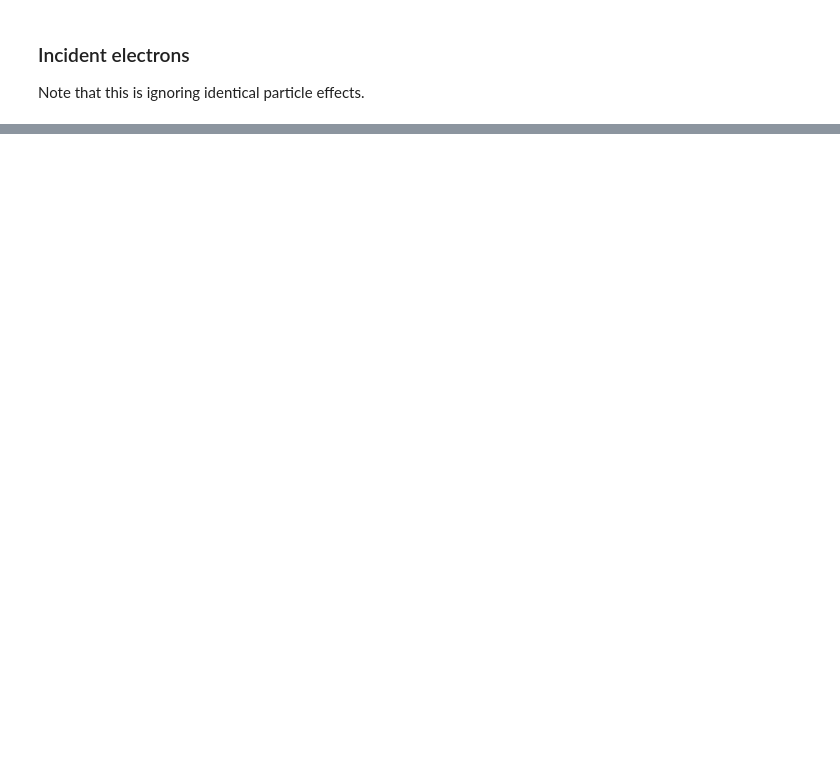
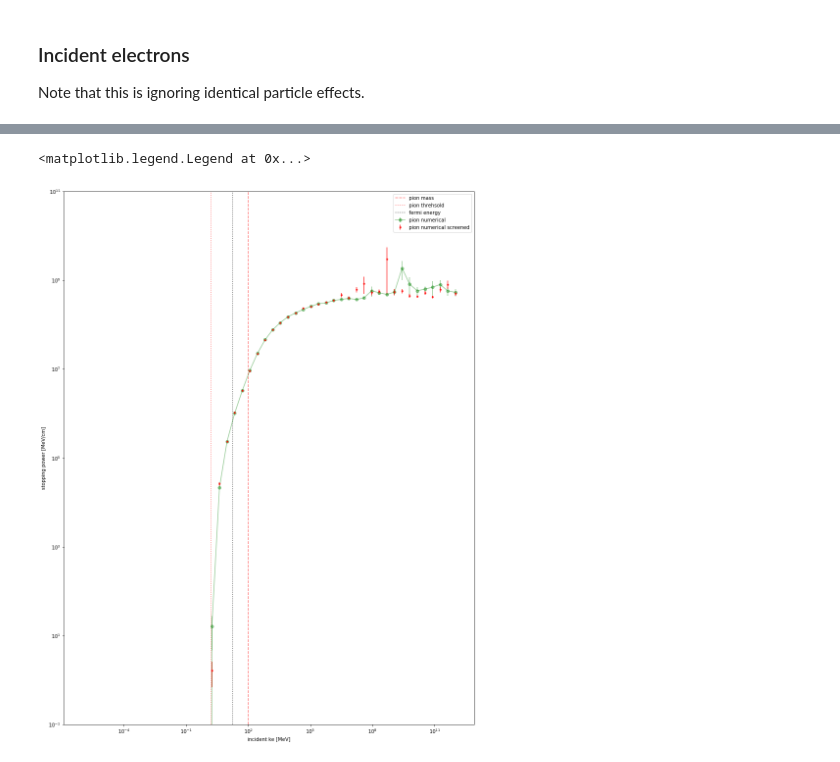
Before and after one commit to vijayoct27/Qballs, a Jupyter notebook: calc/coulomb-tests.ipynb, the cells around one changed output, grey strips where cells are left out. Saved outputs shown, nothing was run; the diff lists cells and outputs as text; code cells hidden in the pictures; blank space fills up the shorter version.

```diff
--- a/calc/coulomb-tests.ipynb
+++ b/calc/coulomb-tests.ipynb
@@ -293,0 +253,15 @@ ax_lambda.legend(loc="best")
+# %%
+dedx_pion_func = wd.get_coulomb_stopping_power(M_pion, Z_pion)
+dedx_heavy_func = wd.get_coulomb_stopping_power(M_heavy, Z_heavy)
+
+dedx_pionscreened_func = wd.get_thomasfermicoulomb_stopping_power(M_pion, Z_pion)
+dedx_heavyscreened_func = wd.get_thomasfermicoulomb_stopping_power(M_heavy, Z_heavy)
+
+ke = np.logspace(-6, 12, 50)  # 100 samples log-spaced between 10^-4 and 10^9
+samples = 10**5
+t0 = time.time()
+dedx_pion, dedx_pion_error = dedx_pion_func(ke, samples=samples)
+dedx_heavy, dedx_heavy_error = dedx_heavy_func(ke, samples=samples)
+dedx_pionscreened, dedx_pionscreened_error = dedx_pionscreened_func(ke, samples=samples)
+dedx_heavyscreened, dedx_heavyscreened_error = dedx_heavyscreened_func(ke, samples=samples)
+print "finished in {:0.2f} minutes".format((time.time() - t0)/60.0)
@@ -293,0 +270,22 @@ ax_lambda.legend(loc="best")
+# %%
+fig, ax = plt.subplots()
+
+# numerical results
+ax.errorbar(ke, dedx_pion, yerr=dedx_pion_error, alpha=0.4,
+            marker='o', linestyle='-', color='g', label='pion numerical')
+ax.errorbar(ke, dedx_pionscreened, yerr=dedx_pionscreened_error, alpha=0.8,
+            marker='.', linestyle='', color='r', label='pion numerical screened')
+# energy scales
+ax.axvline(M_pion, linestyle='--', color='r', alpha=0.5, label="pion mass")
+ax.axvline(wd.kinetic_cutoff(M_pion), linestyle=':', color='r', alpha=0.4, label="pion threhsold")
+ax.axvline(wd.Efermi, linestyle=':', color='k', alpha=0.5, label="fermi energy")
+
+ax.set_xlabel("incident ke [MeV]")
+ax.set_ylabel("stopping power [MeV/cm]")
+ax.set_xscale("log")
+ax.set_yscale("log")
+ax.set_ylim([10**-1, 10**11])
+ax.legend(loc="best")
+# %% [output]
+<matplotlib.legend.Legend at 0x...>
+[figure, added]
```
Also changed, not shown: parts of 29 cells of this notebook, 1 other file.
